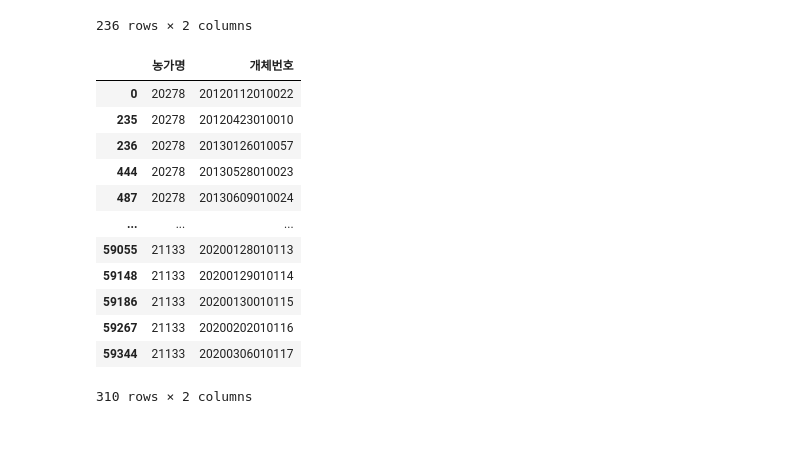
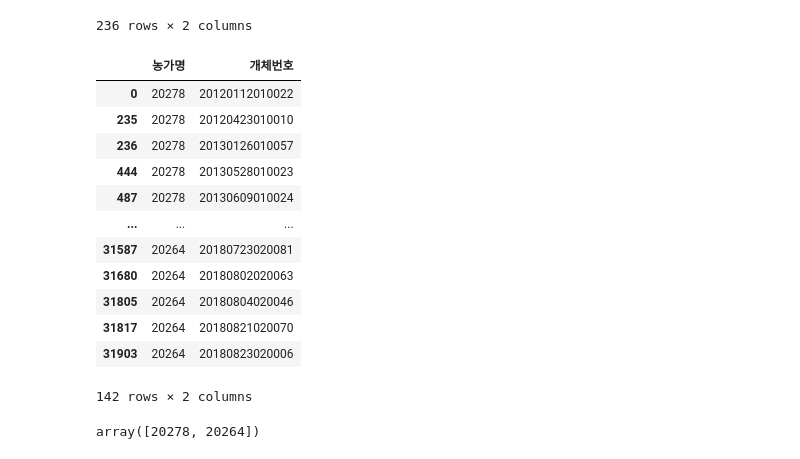
Before and after one commit to sigongjoa/salmon_ai, a Jupyter notebook: Dataset/dariy_data/Data_merge_small.ipynb, the cells around one changed output. Cells and saved outputs as stored; diff of their text form; code cells hidden in the pictures.

Commit message:
data processing

```diff
--- a/Dataset/dariy_data/Data_merge_small.ipynb
+++ b/Dataset/dariy_data/Data_merge_small.ipynb
@@ -842,23 +842,30 @@ feed_data
 | 345929 | 2020-01-21 | 5.0 |
 | 345930 | 2020-01-20 | 3.0 |
 236 rows × 2 columns
-# %%
-unique_combinations = weight_data[['농가명', '개체번호']].drop_duplicates()
-unique_combinations
-# %% [output]
-|  | 농가명 | 개체번호 |
-| 0 | 20278 | 20120112010022 |
-| 235 | 20278 | 20120423010010 |
-| 236 | 20278 | 20130126010057 |
-| 444 | 20278 | 20130528010023 |
-| 487 | 20278 | 20130609010024 |
-| ... | ... | ... |
-| 59055 | 21133 | 20200128010113 |
-| 59148 | 21133 | 20200129010114 |
-| 59186 | 21133 | 20200130010115 |
-| 59267 | 21133 | 20200202010116 |
-| 59344 | 21133 | 20200306010117 |
-310 rows × 2 columns
+# %%
+# 환경 데이터와 체중 데이터의 교집합이 있는 부분만 merge해서 저장
+unique_combinations = weight_data[['농가명', '개체번호']].drop_duplicates()
+farm_inter = set(env1_data['농가명'].unique()) & set(weight_data['농가명'].unique())
+unique_combinations = unique_combinations[unique_combinations['농가명'].isin(farm_inter)]
+unique_combinations
+# %% [output]
+|  | 농가명 | 개체번호 |
+| 0 | 20278 | 20120112010022 |
+| 235 | 20278 | 20120423010010 |
+| 236 | 20278 | 20130126010057 |
+| 444 | 20278 | 20130528010023 |
+| 487 | 20278 | 20130609010024 |
+| ... | ... | ... |
+| 31587 | 20264 | 20180723020081 |
+| 31680 | 20264 | 20180802020063 |
+| 31805 | 20264 | 20180804020046 |
+| 31817 | 20264 | 20180821020070 |
+| 31903 | 20264 | 20180823020006 |
+142 rows × 2 columns
+# %%
+unique_combinations['농가명'].unique()
+# %% [output]
+array([20278, 20264])
 # %%
 weight_data = pd.read_excel('./raw_data/낙농_ICT데이터_체중정보.xlsx', header=1)
 milk_data = pd.read_csv('./raw_data/낙농_ICT데이터_로봇착유기정보.csv')
```
Also changed, not shown: parts of 2 cells of this notebook, 2 other files.
